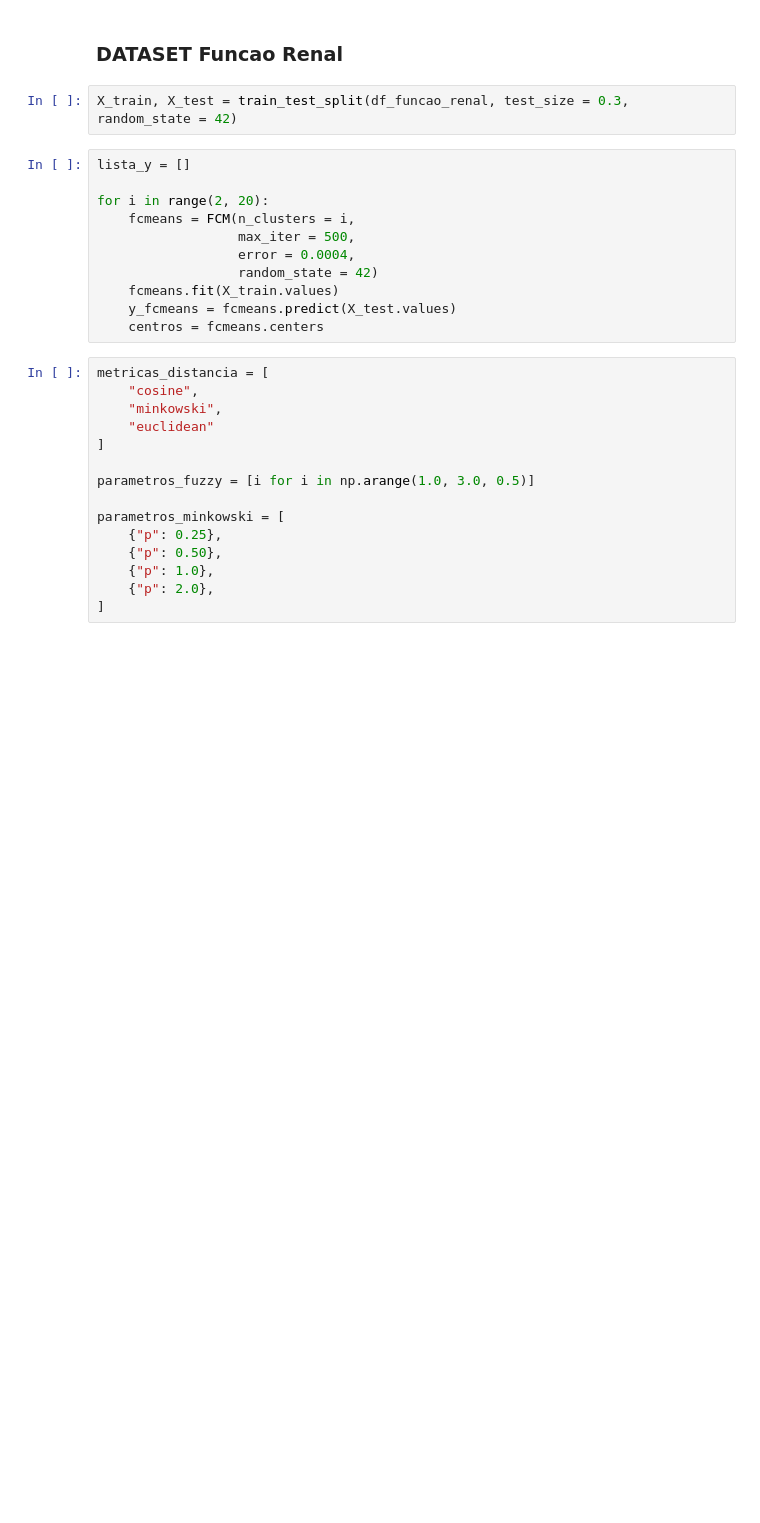
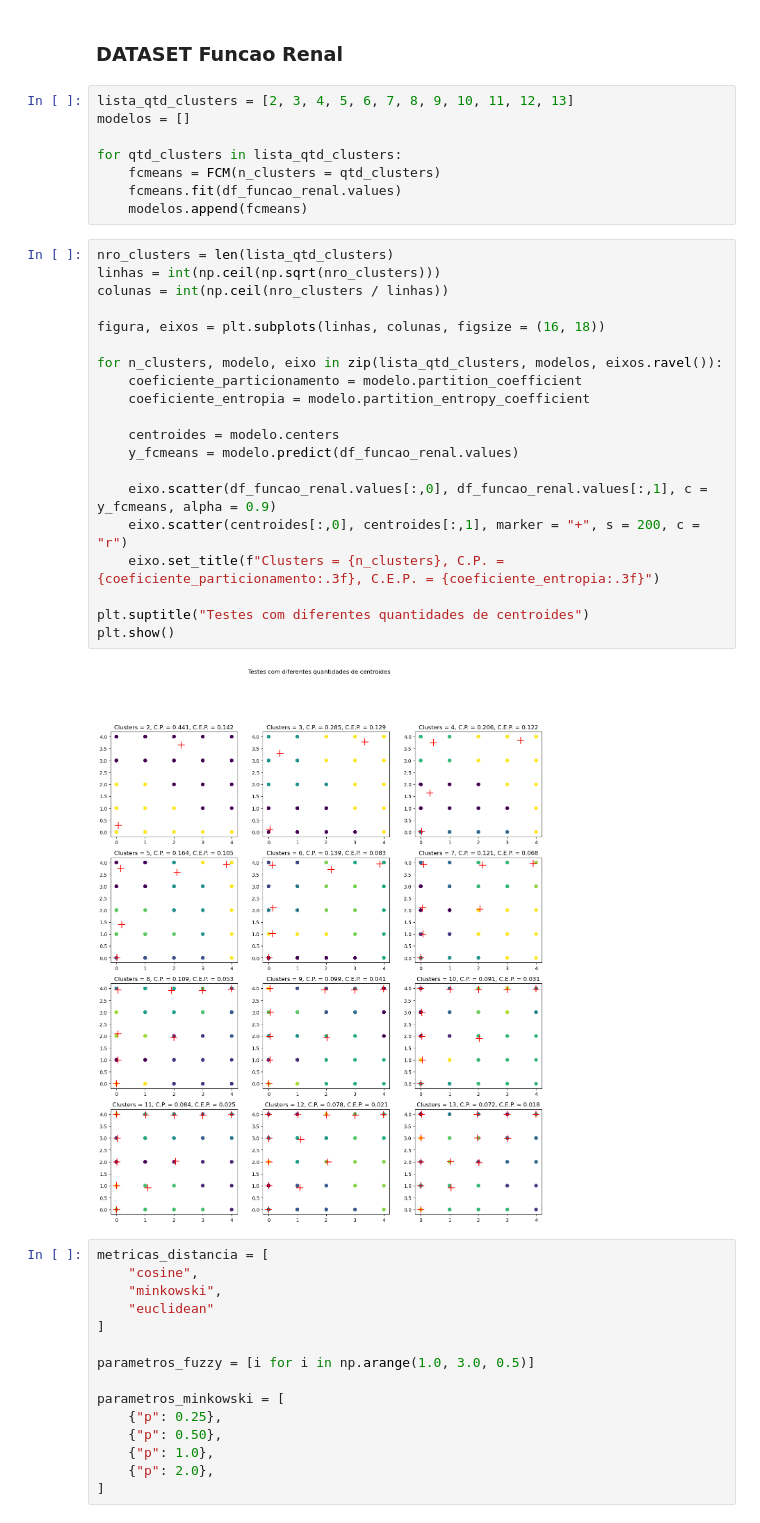
Before and after one commit to igorssant/TCC-Comparacao-de-Modelos-de-ML-nao-Supervisionados, a Jupyter notebook: src/fuzzy_c_means.ipynb, the cells around one changed output. Cells and saved outputs as stored; diff of their text form; blank space fills up the shorter version.

Commit message:
feat: plotando algumas informações do fcmeans

```diff
--- a/src/fuzzy_c_means.ipynb
+++ b/src/fuzzy_c_means.ipynb
@@ -33,19 +33,36 @@ df_perfil_hepatico = pd.read_csv("../databases/raw/InputPerfilHepatico.csv", sep
 ## Testes com o Algoritmo
 # %% [markdown]
 ### DATASET Funcao Renal
-# %%
-X_train, X_test = train_test_split(df_funcao_renal, test_size = 0.3, random_state = 42)
-# %%
-lista_y = []
-
-for i in range(2, 20):
-    fcmeans = FCM(n_clusters = i,
-                  max_iter = 500,
-                  error = 0.0004,
-                  random_state = 42)
-    fcmeans.fit(X_train.values)
-    y_fcmeans = fcmeans.predict(X_test.values)
-    centros = fcmeans.centers
+# %%
+lista_qtd_clusters = [2, 3, 4, 5, 6, 7, 8, 9, 10, 11, 12, 13]
+modelos = []
+
+for qtd_clusters in lista_qtd_clusters:
+    fcmeans = FCM(n_clusters = qtd_clusters)
+    fcmeans.fit(df_funcao_renal.values)
+    modelos.append(fcmeans)
+# %%
+nro_clusters = len(lista_qtd_clusters)
+linhas = int(np.ceil(np.sqrt(nro_clusters)))
+colunas = int(np.ceil(nro_clusters / linhas))
+
+figura, eixos = plt.subplots(linhas, colunas, figsize = (16, 18))
+
+for n_clusters, modelo, eixo in zip(lista_qtd_clusters, modelos, eixos.ravel()):
+    coeficiente_particionamento = modelo.partition_coefficient
+    coeficiente_entropia = modelo.partition_entropy_coefficient
+
+    centroides = modelo.centers
+    y_fcmeans = modelo.predict(df_funcao_renal.values)
+
+    eixo.scatter(df_funcao_renal.values[:,0], df_funcao_renal.values[:,1], c = y_fcmeans, alpha = 0.9)
+    eixo.scatter(centroides[:,0], centroides[:,1], marker = "+", s = 200, c = "r")
+    eixo.set_title(f"Clusters = {n_clusters}, C.P. = {coeficiente_particionamento:.3f}, C.E.P. = {coeficiente_entropia:.3f}")
+
+plt.suptitle("Testes com diferentes quantidades de centroides")
+plt.show()
+# %% [output]
+[figure, added]
 # %%
 metricas_distancia = [
     "cosine",
```
